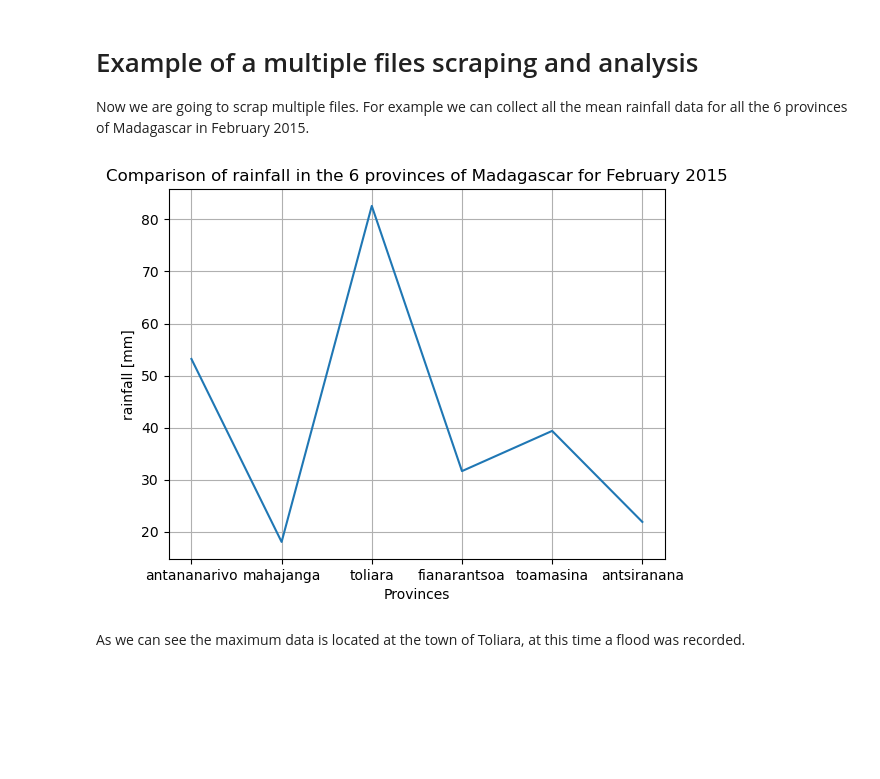
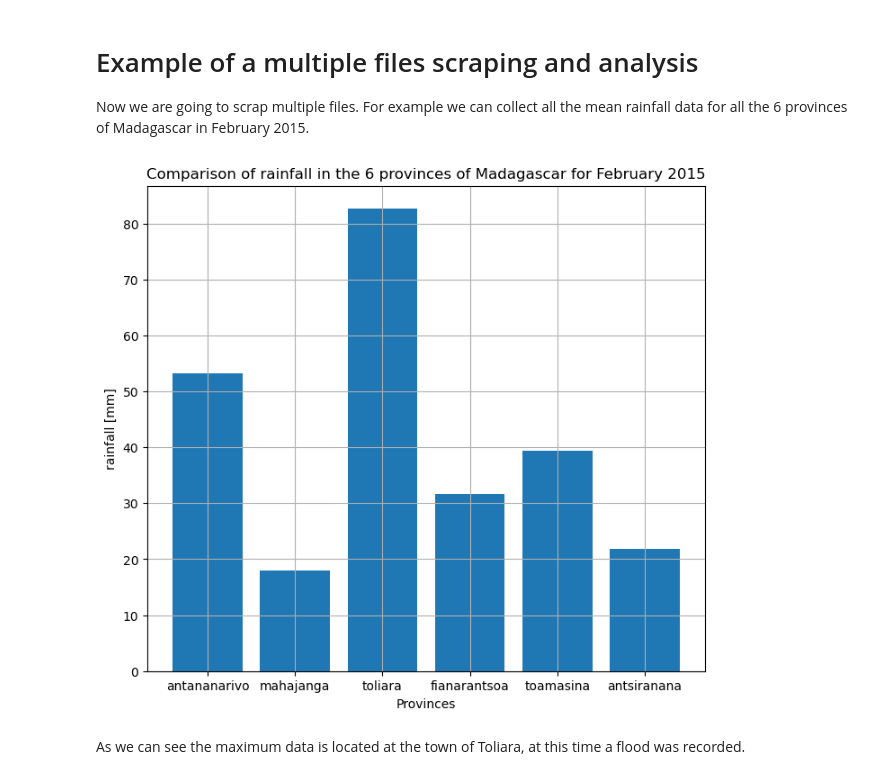
Before and after one commit to dinasdata/annual_data_scraping, a Jupyter notebook: notebook.ipynb, the cells around one changed output. Saved outputs shown, nothing was run; the diff lists cells and outputs as text; code cells hidden in the pictures; blank space fills up the shorter version.

Commit message:
modifying plot

```diff
--- a/notebook.ipynb
+++ b/notebook.ipynb
@@ -155,15 +155,16 @@ Now we are going to scrap multiple files. For example  we can collect all the me
 # %%
 stored = np.zeros((6,))
 provinces = ["antananarivo","mahajanga","toliara","fianarantsoa","toamasina","antsiranana"]
 for i in range(len(provinces)):
     stored[i] = (summary_scrap(provinces[i],"february","2015")["RR [mm]"][0] + summary_scrap(provinces[i],"february","2015")["RR [mm]"][1])/2
 
-plt.plot(provinces,stored)
+plt.figure(figsize= (8,7))
+plt.bar(provinces,stored)
 plt.title("Comparison of rainfall in the 6 provinces of Madagascar for February 2015")
 plt.xlabel("Provinces")
 plt.ylabel("rainfall [mm]")
 plt.grid()
 # %% [output]
-[figure, old version]
+[figure, new version]
 # %% [markdown]
 As we can see the maximum data is located at the town of Toliara, at this time a flood was recorded.
```
